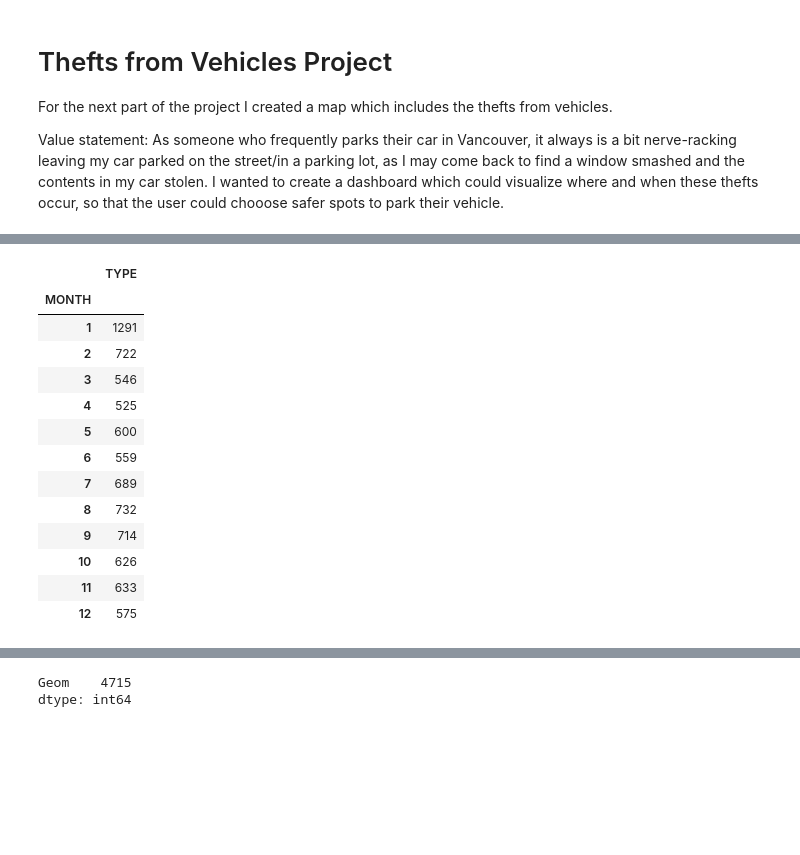
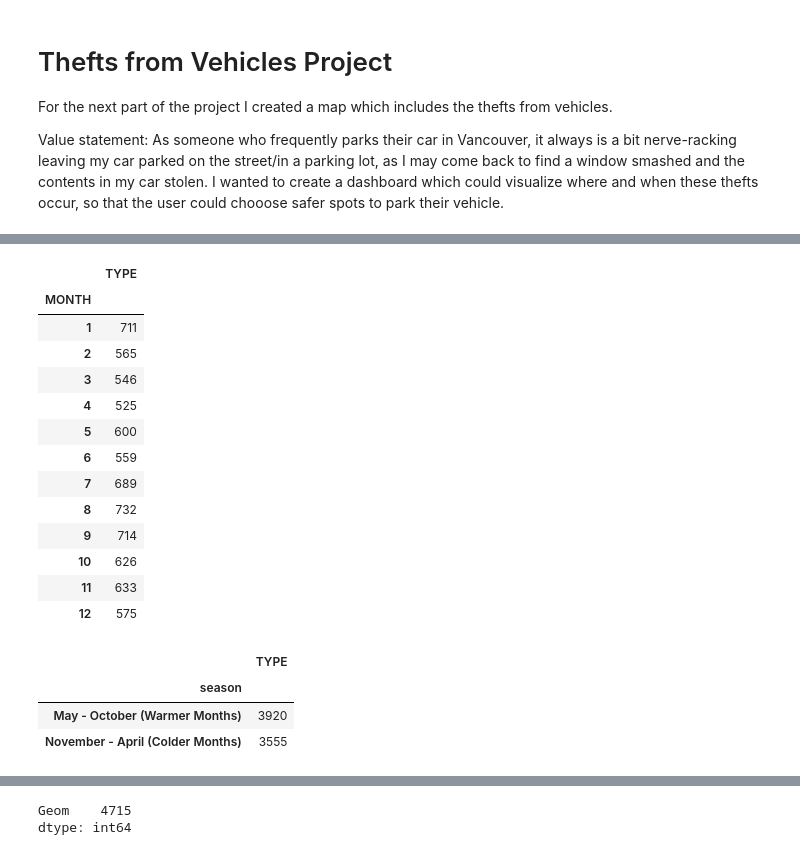
Before and after one commit to LazarAdamovic/Crime-in-Vancouver, a Jupyter notebook: Jupyter_notebooks_preprocessing.ipynb, the cells around one changed output, grey strips where cells are left out. Saved outputs shown, nothing was run; the diff lists cells and outputs as text; code cells hidden in the pictures; blank space fills up the shorter version.

```diff
--- a/Jupyter_notebooks_preprocessing.ipynb
+++ b/Jupyter_notebooks_preprocessing.ipynb
@@ -164,11 +164,10 @@ df['time_of_week']=df['weekday_date'].apply(time_of_week_func)
 # turning months into seasons
 
 # I found the best way to have enough data points while still having relevent information is by splitting the months into warmer and colder months
-# Months correspond with daylight savings times
 
 # label numbered month into warmer/colder season
 def season_func(row):
-    if row['MONTH'] >=4 and row['MONTH'] <=9:
+    if row['MONTH'] >=5 and row['MONTH'] <=10:
         season='May - October (Warmer Months)'
     else:
         season='November - April (Colder Months)'
@@ -200,7 +199,10 @@ df_car_thefts=df[df['TYPE']=='Theft from Vehicle']
 # %%
 # occurences of breakins in 2021 and 2022 by neighbourhood
 
-df_car_thefts[['NEIGHBOURHOOD', 'TYPE']].groupby(['NEIGHBOURHOOD']).count()
+# creat filter for the year
+filt=df_car_thefts['YEAR']==2021
+
+df_car_thefts[filt][['NEIGHBOURHOOD', 'TYPE']].groupby(['NEIGHBOURHOOD']).count()
 # %% [output]
 |  | TYPE |
 | NEIGHBOURHOOD |  |
@@ -245,10 +240,13 @@ df_car_thefts[['Season', 'TYPE']].groupby(['Season']).count()
 # %%
-df_car_thefts[['MONTH', 'TYPE']].groupby(['MONTH']).count()
+# how many breakings happen every month?
+
+
+df_car_thefts[filt][['MONTH', 'TYPE']].groupby(['MONTH']).count()
 # %% [output]
 |  | TYPE |
 | MONTH |  |
-| 1 | 1291 |
-| 2 | 722 |
+| 1 | 711 |
+| 2 | 565 |
 | 3 | 546 |
 | 4 | 525 |
 | 5 | 600 |
@@ -259,6 +257,16 @@ df_car_thefts[['MONTH', 'TYPE']].groupby(['MONTH']).count()
 | 10 | 626 |
 | 11 | 633 |
 | 12 | 575 |
+# %%
+# how many car thefts happen during the colder/warmer months
+
+# groupby+filt
+df_car_thefts[filt][['season', 'TYPE']].groupby(['season']).count()
+# %% [output]
+|  | TYPE |
+| season |  |
+| May - October (Warmer Months) | 3920 |
+| November - April (Colder Months) | 3555 |
 # %%
 # drop the columns we don't need
 
```
Also changed, not shown: parts of 18 cells of this notebook, 3 other files.
